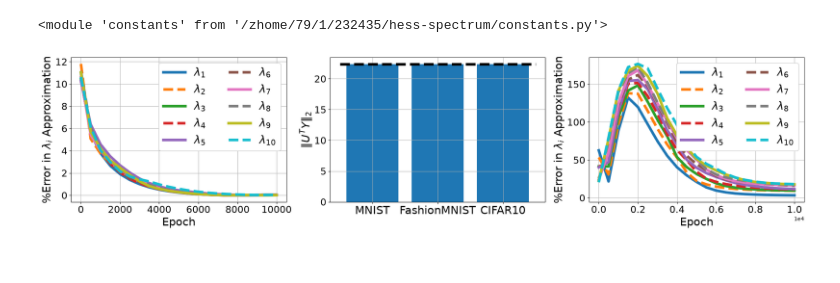
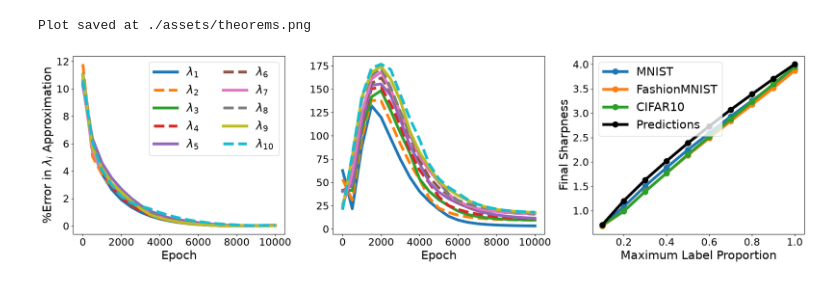
Before and after one commit to ignasa007/How-Sharpness-Depends-on-Data, a Jupyter notebook: paper_plots.ipynb, the cells around one changed output. Saved outputs shown, nothing was run; the diff lists cells and outputs as text; code cells hidden in the pictures.

Commit message:
rearranging plots

```diff
--- a/paper_plots.ipynb
+++ b/paper_plots.ipynb
@@ -10,9 +10,3 @@ from torchvision import datasets, transforms
 import matplotlib.pyplot as plt
 
 from constants import *
-# %%
-import importlib
-import constants
-importlib.reload(constants)
-# %% [output]
-<module 'constants' from '/zhome/79/1/232435/hess-spectrum/constants.py'>
@@ -54,54 +22,72 @@ N_EIGS = 10
 fn = f"{RESULTS}/{source_name}/{Dataset.lower()}.pt"
 results = torch.load(fn, weights_only=False, map_location="cpu")
 kwargs, assets, out = results["kwargs"], results["assets"], results["out"]
 *_, numerical_eigvals, theoretical_eigvals = out
 linestyles = cycle(["-", "--"])
 for i in range(min(theoretical_eigvals.shape[1], N_EIGS)):
     axs[0].plot(
         LOG_EVERY*np.arange(0, len(numerical_eigvals)),
         100*np.abs(1-theoretical_eigvals[:,i]/numerical_eigvals[:,i]),
         linewidth=LINE_WIDTH, linestyle=next(linestyles), label=rf"$\lambda_{{{i+1}}}$"
     )
-axs[0].tick_params(axis="both", labelsize=constants.LABEL_SIZE)
-axs[0].set_xlabel("Epoch", fontsize=constants.FONT_SIZE)
-axs[0].set_ylabel(r"%Error in $\lambda_{{i}}$ Approximation", fontsize=constants.FONT_SIZE)
-axs[0].grid()
-axs[0].legend(loc="upper right", ncol=2, fontsize=constants.FONT_SIZE, framealpha=FRAME_ALPHA)
-
-width = 0.8
-axs[1].bar(np.arange(len(DATASETS)), bar_heights, width=width, label=r"$\|U^T Y\|_2$")
-axs[1].hlines(torch.linalg.matrix_norm(y, ord=2).cpu().item(), -0.5, 2.5, color="black", linestyle="--", linewidth=LINE_WIDTH)
-axs[1].set_xticks(ticks=np.arange(len(DATASETS)), labels=list(map(lambda x: x.__name__, DATASETS)), fontsize=constants.FONT_SIZE)
-axs[1].tick_params(axis="y", labelsize=constants.LABEL_SIZE)
-axs[1].set_ylabel(r"$\|U^T Y\|_2$", fontsize=constants.FONT_SIZE)
-axs[1].grid()
+axs[0].tick_params(axis="both", labelsize=LABEL_SIZE)
+axs[0].set_xlabel("Epoch", fontsize=FONT_SIZE)
+axs[0].set_ylabel(r"%Error in $\lambda_{{i}}$ Approximation", fontsize=FONT_SIZE)
+axs[0].legend(loc="upper right", ncol=2, fontsize=FONT_SIZE, framealpha=FRAME_ALPHA)
+# axs[0].grid()
 
 from eigvals_error_deep import *
 source_name = "eigvals_error_deep"
 Dataset = "MNIST"
 N_EIGS = 10
 fn = f"{RESULTS}/{source_name}/{Dataset.lower()}.pt"
 results = torch.load(fn, weights_only=False, map_location="cpu")
 kwargs, assets, out = results["kwargs"], results["assets"], results["out"]
 *_, numerical_eigvals, theoretical_eigvals = out
 linestyles = cycle(["-", "--"])
 for i in range(min(theoretical_eigvals.shape[1], N_EIGS)):
-    axs[2].plot(
+    axs[1].plot(
         LOG_EVERY*np.arange(0, len(numerical_eigvals)),
         100*np.abs(1-theoretical_eigvals[:,i]/numerical_eigvals[:,i]),
         linewidth=LINE_WIDTH, linestyle=next(linestyles), label=rf"$\lambda_{{{i+1}}}$"
     )
-axs[2].ticklabel_format(axis="x", style="sci", scilimits=(0,0))
-axs[2].tick_params(axis="both", labelsize=constants.LABEL_SIZE)
-axs[2].set_xlabel("Epoch", fontsize=constants.FONT_SIZE)
-axs[2].set_ylabel(r"%Error in $\lambda_{{i}}$ Approximation", fontsize=constants.FONT_SIZE)
-axs[2].grid()
-axs[2].legend(loc="upper right", ncol=2, fontsize=constants.FONT_SIZE, framealpha=FRAME_ALPHA)
+axs[1].tick_params(axis="both", labelsize=LABEL_SIZE)
+axs[1].set_xlabel("Epoch", fontsize=FONT_SIZE)
+# axs[1].set_ylabel(r"%Error in $\lambda_{{i}}$ Approximation", fontsize=FONT_SIZE)
+# axs[1].legend(loc="upper right", ncol=2, fontsize=FONT_SIZE, framealpha=FRAME_ALPHA)
+# axs[1].grid()
+
+from sharpness_balanced_init import *
+source_name = "sharpness_balanced_init"
+DATASETS = ("MNIST", "FashionMNIST", "CIFAR10")
+MAX_PROPS = np.linspace(0.1, 1.0, 10)
+for Dataset in DATASETS:
+    numerical_eigvals, theoretical_eigvals = list(), list()
+    for max_prop in MAX_PROPS:
+        fn = f"{RESULTS}/{source_name}/{Dataset.lower()}/max_prop={max_prop:.1f}.pt"
+        results = torch.load(fn, weights_only=False, map_location="cpu")
+        kwargs, assets, out = results["kwargs"], results["assets"], results["out"]
+        *_, numerical_eigval, theoretical_eigval = out
+        numerical_eigvals.append(numerical_eigval[-1].item())
+        theoretical_eigvals.append(theoretical_eigval[-1].item())
+    axs[2].plot(MAX_PROPS, numerical_eigvals, linewidth=LINE_WIDTH, marker="o", ms=MARKER_SIZE, label=Dataset)
+axs[2].plot(MAX_PROPS, theoretical_eigvals, linewidth=LINE_WIDTH, marker="o", ms=MARKER_SIZE, color="black", label="Predictions")
+axs[2].set_xticks(MAX_PROPS[1::2])
+axs[2].tick_params(axis="both", labelsize=LABEL_SIZE)
+axs[2].set_xlabel("Maximum Label Proportion", fontsize=FONT_SIZE)
+axs[2].set_ylabel("Final Sharpness", fontsize=FONT_SIZE)
+axs[2].legend(loc="upper left", fontsize=FONT_SIZE, framealpha=FRAME_ALPHA)
+# axs[2].grid()
 
 fig.tight_layout()
+fn = f"{ASSETS}/theorems.png"
+os.makedirs(os.path.dirname(fn), exist_ok=True)
+plt.savefig(fn)
+print(f"Plot saved at {fn}")
 plt.show()
 # %% [output]
+Plot saved at ./assets/theorems.png
-[figure, old version]
+[figure, new version]
 # %%
 fig, axs = plt.subplots(1, 3, figsize=(AX_WIDTH*3, AX_HEIGHT*1))
 if not hasattr(axs, "__len__"):
```
Also changed, not shown: parts of 2 cells of this notebook, 13 other files.
